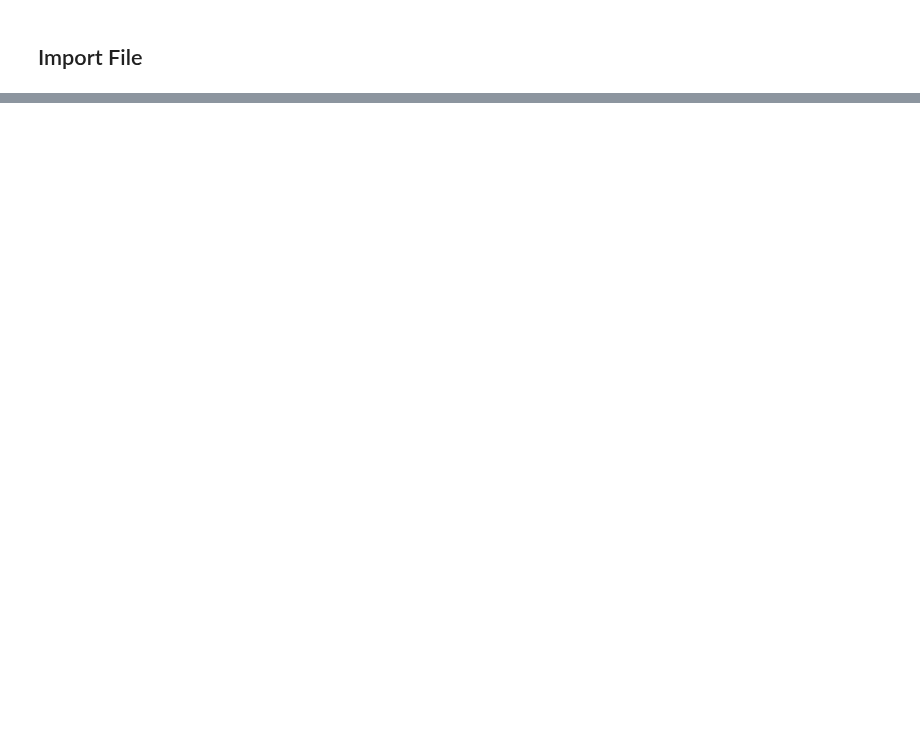
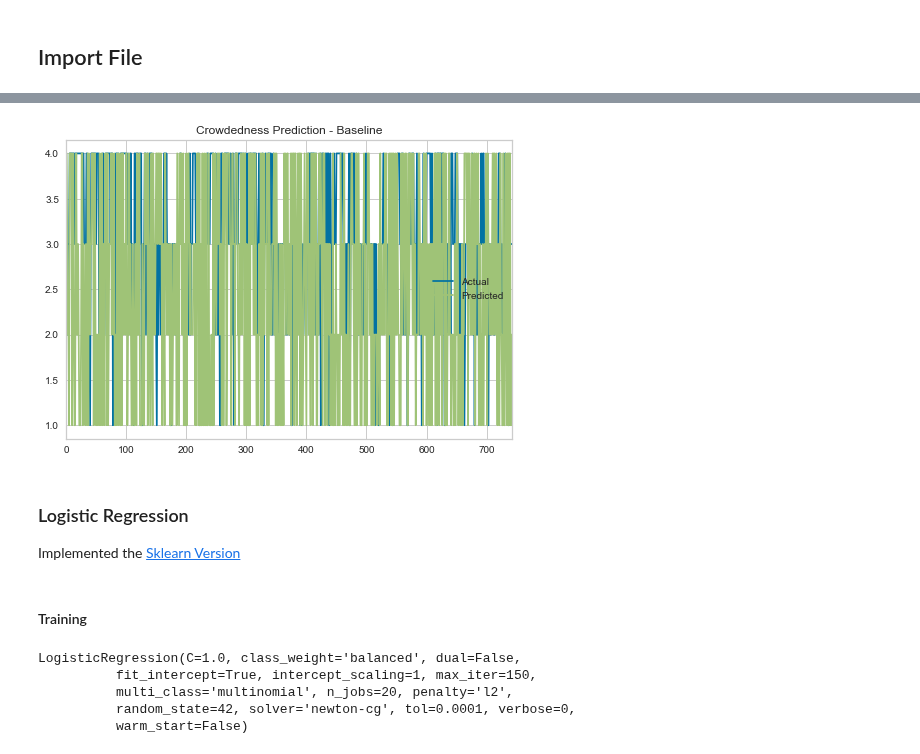
Before and after one commit to LeDon96/CrowdednessPrediction, a Jupyter notebook: Jupyter Notebooks/ClassificationModels.ipynb, the cells around one changed output, grey strips where cells are left out. Drawn from its saved outputs; the diff is of its cells as text; code cells hidden in the pictures; blank space fills up the shorter version.

```diff
--- a/Jupyter Notebooks/ClassificationModels.ipynb
+++ b/Jupyter Notebooks/ClassificationModels.ipynb
@@ -29,0 +133,28 @@ full_df.head()
+# %%
+#Time series
+time_pred_eval_bas = bas.predict(x_eval_series)
+
+time_pred_series_eval_bas = pd.Series(time_pred_eval_bas)
+time_real_series_eval_bas = pd.Series(y_eval_series)
+
+time_real_series_eval_bas.plot(legend=True, label="Actual")
+time_pred_series_eval_bas.plot(legend=True, title='Crowdedness Prediction - Baseline', label="Predicted")
+plt.show()
+# %% [output]
+[figure, added]
+# %% [markdown]
+### Logistic Regression
+Implemented the [Sklearn Version](https://scikit-learn.org/stable/modules/generated/sklearn.linear_model.LogisticRegression.html)
+# %% [markdown]
+#### Training
+# %%
+lr = LogisticRegression(penalty="l2", class_weight="balanced", random_state=42, solver="newton-cg", max_iter=150,
+                       multi_class="multinomial", n_jobs=20)
+
+lr.fit(x_train, y_train)
+# %% [output]
+LogisticRegression(C=1.0, class_weight='balanced', dual=False,
+          fit_intercept=True, intercept_scaling=1, max_iter=150,
+          multi_class='multinomial', n_jobs=20, penalty='l2',
+          random_state=42, solver='newton-cg', tol=0.0001, verbose=0,
+          warm_start=False)
```
Also changed, not shown: parts of 40 cells of this notebook.
